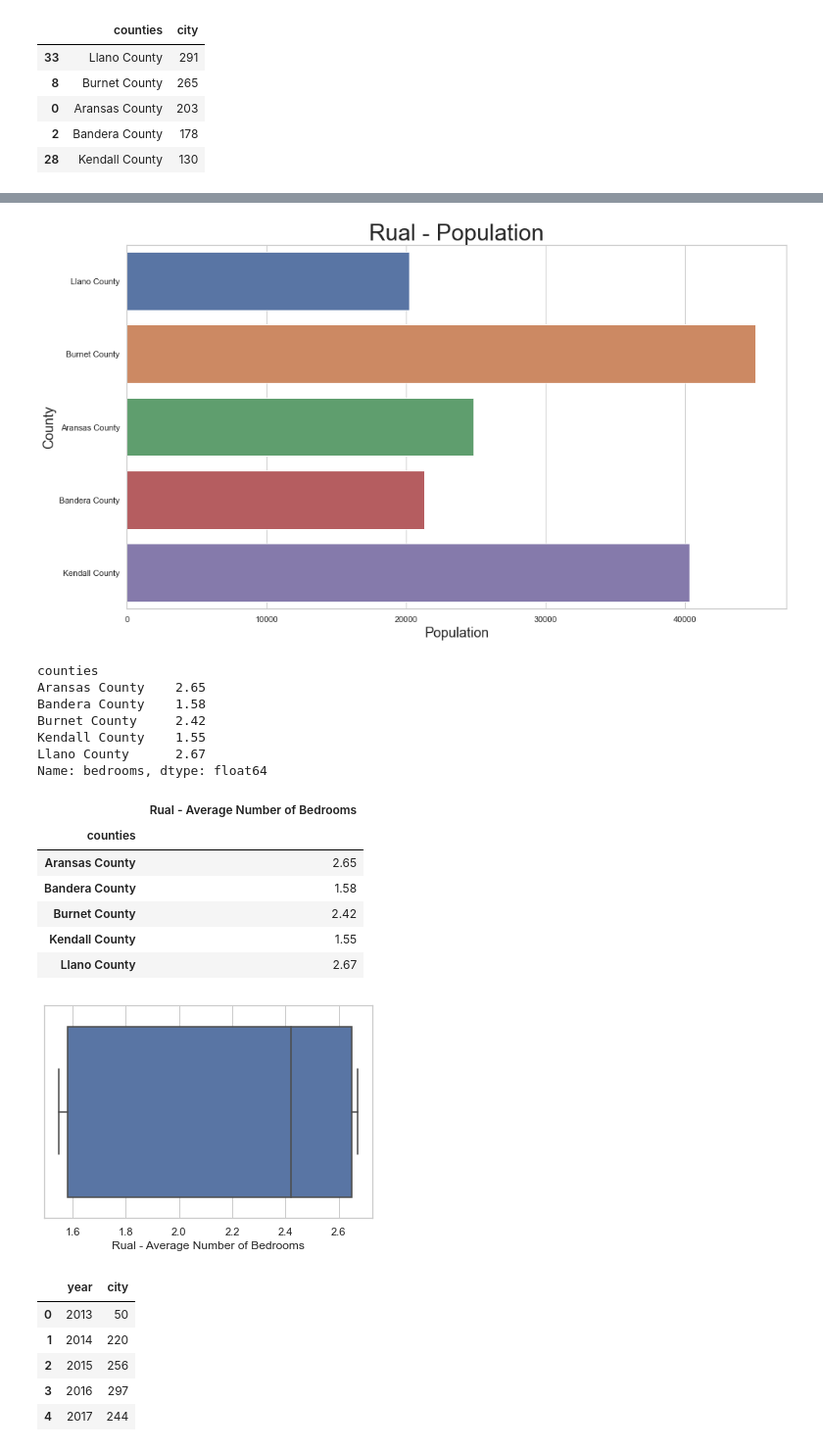
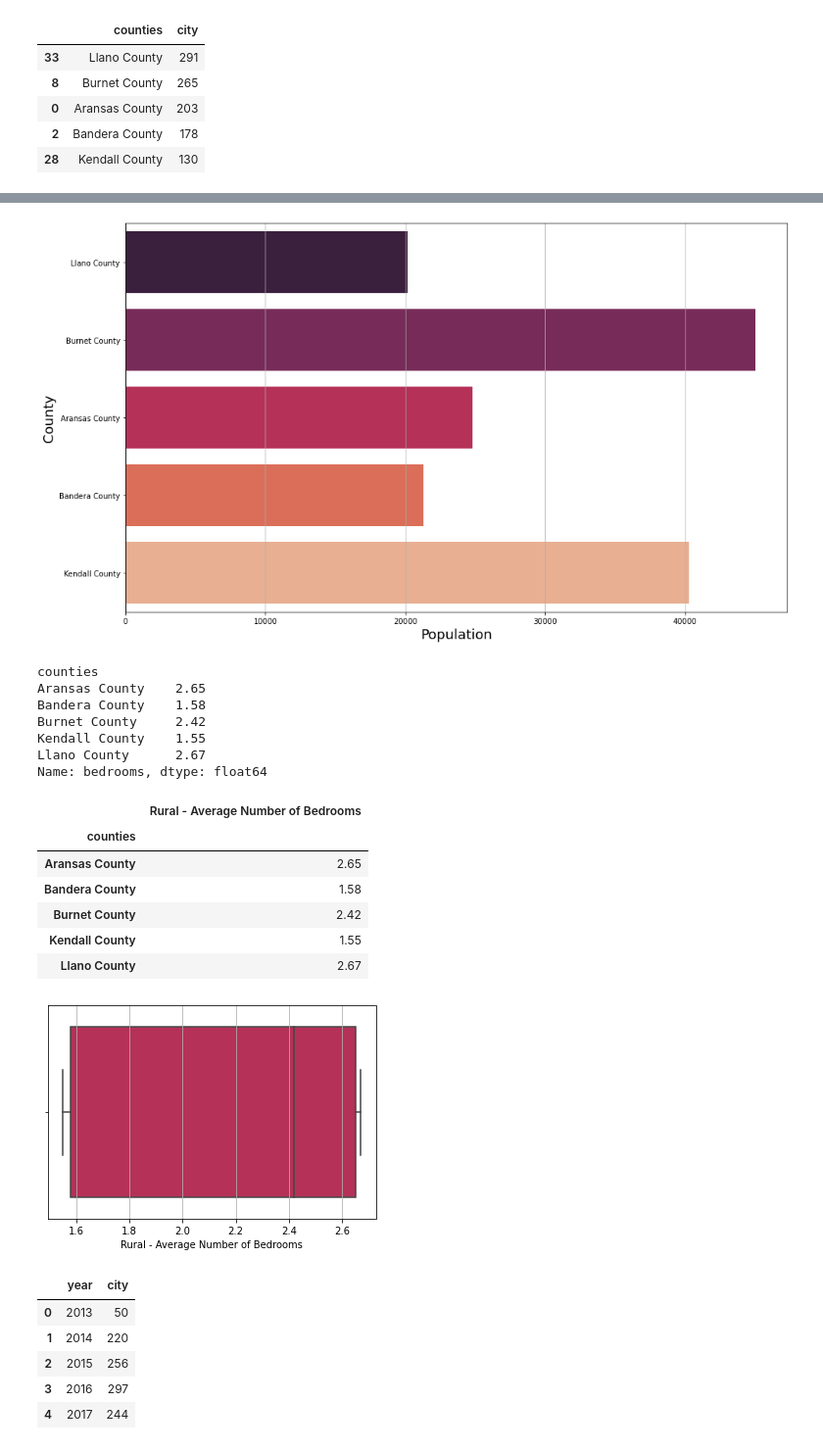
Before and after one commit to stevengreen320/Airbnb-EDA, a Jupyter notebook: Project 1 Extra.ipynb, the cells around one changed output, grey strips where cells are left out. Shown at 98% size. Drawn from its saved outputs; the diff is of its cells as text; code cells hidden in the pictures.

Commit message:
Visualization Update

```diff
--- a/Project 1 Extra.ipynb
+++ b/Project 1 Extra.ipynb
@@ -708,7 +763,7 @@ kendall_df = airbnb_df1.loc[airbnb_df1.counties == "Kendall County"]
 results1 = llano_df.append(burnet_df)
 results2 = results1.append(aransas_df)
 results3 = results2.append(bandera_df)
-rual_top = results3.append(kendall_df)
+rural_top = results3.append(kendall_df)
 
-rual_top
+rural_top
 # %% [output]
@@ -732,0 +783,5 @@ rual_top
+# %%
+# Remove $ and convert into integer
+
+rural_top['average_rate_per_night'] = rural_top['average_rate_per_night'].str.replace('$', '').astype(int)
+rural_top
@@ -753,16 +826,18 @@ plt.savefig("Rual_Income.png")
 # %%
 plt.figure(figsize = (14,8))
-sns.barplot(x='TotalPop', y="counties", data=rual_top)
-plt.title("Rual - Population", size=30)
+a=sns.barplot(x='TotalPop', y="counties", data=rural_top, palette='rocket')
+
+a.yaxis.grid(False) # Hide the horizontal gridlines
+a.xaxis.grid(True) # Show the vertical gridlinesplt.title("Rural - Population", size=30)
 plt.xlabel("Population", size=18)
 plt.ylabel("County", size=18)
 plt.tight_layout()
-plt.savefig("Rual_Population.png")
+plt.savefig("Rural_Population.png")
 # %% [output]
-[figure, old version]
+[figure, new version]
 # %%
-rual_br_mean = round((rual_top.groupby("counties").bedrooms.mean()),2)
-rual_br_mean
+rural_br_mean = round((rural_top.groupby("counties").bedrooms.mean()),2)
+rural_br_mean
 # %% [output]
 counties
 Aransas County    2.65
@@ -772,11 +847,11 @@ Kendall County    1.55
 Llano County      2.67
 Name: bedrooms, dtype: float64
 # %%
-rual_bedroom = pd.DataFrame(data=rual_br_mean)
-rual_bedroom.columns = ["Rual - Average Number of Bedrooms"]
-rual_bedroom
+rural_bedroom = pd.DataFrame(data=rural_br_mean)
+rural_bedroom.columns = ["Rural - Average Number of Bedrooms"]
+rural_bedroom
 # %% [output]
-|  | Rual - Average Number of Bedrooms |
+|  | Rural - Average Number of Bedrooms |
 | counties |  |
 | Aransas County | 2.65 |
 | Bandera County | 1.58 |
@@ -785,8 +860,10 @@ rual_bedroom
 | Llano County | 2.67 |
 # %%
 # sns.set_palette(palette)
-sns.boxplot(x=rual_bedroom['Rual - Average Number of Bedrooms'])
-plt.savefig("Rual_Bedroom.png")
+a=sns.boxplot(x=rural_bedroom['Rural - Average Number of Bedrooms'], palette='rocket')
+a.yaxis.grid(False) # Hide the horizontal gridlines
+a.xaxis.grid(True) # Show the vertical gridlines
+plt.savefig("Rural_Bedroom.png")
 # %% [output]
-[figure, old version]
+[figure, new version]
 # %%
```
Also changed, not shown: parts of 53 cells of this notebook.
